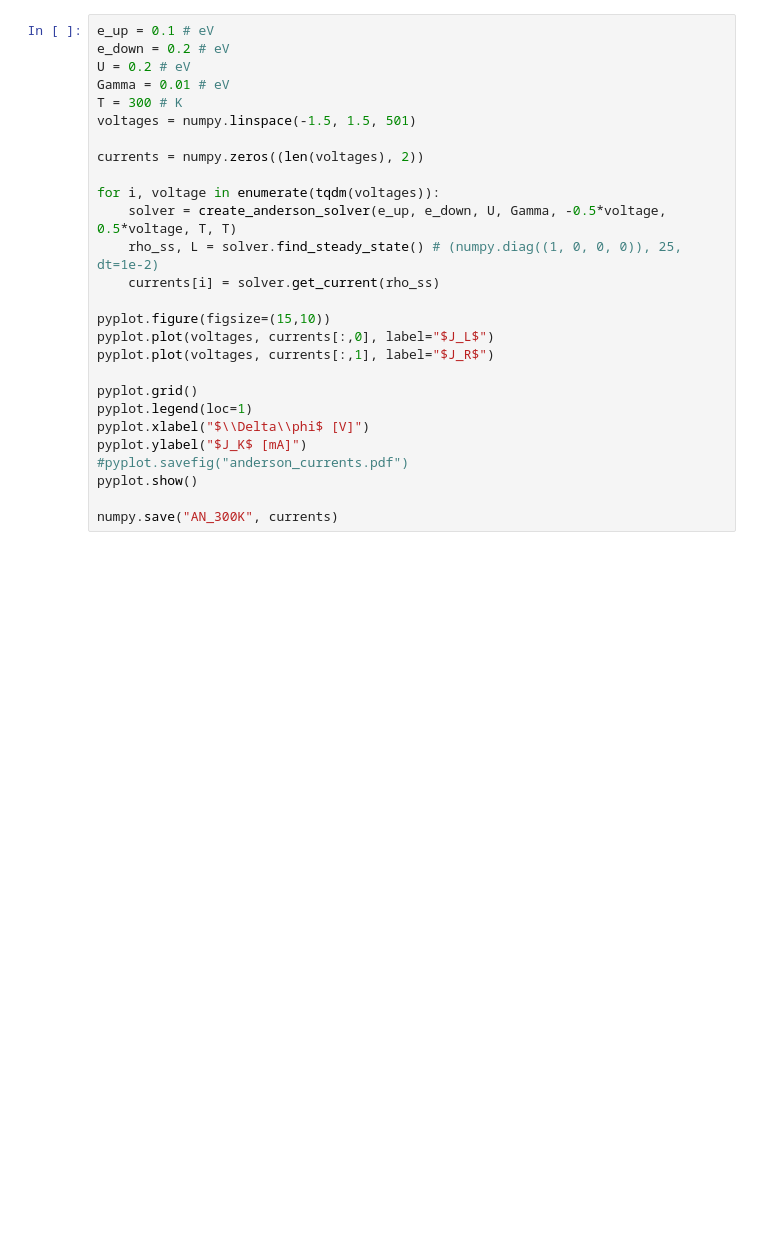
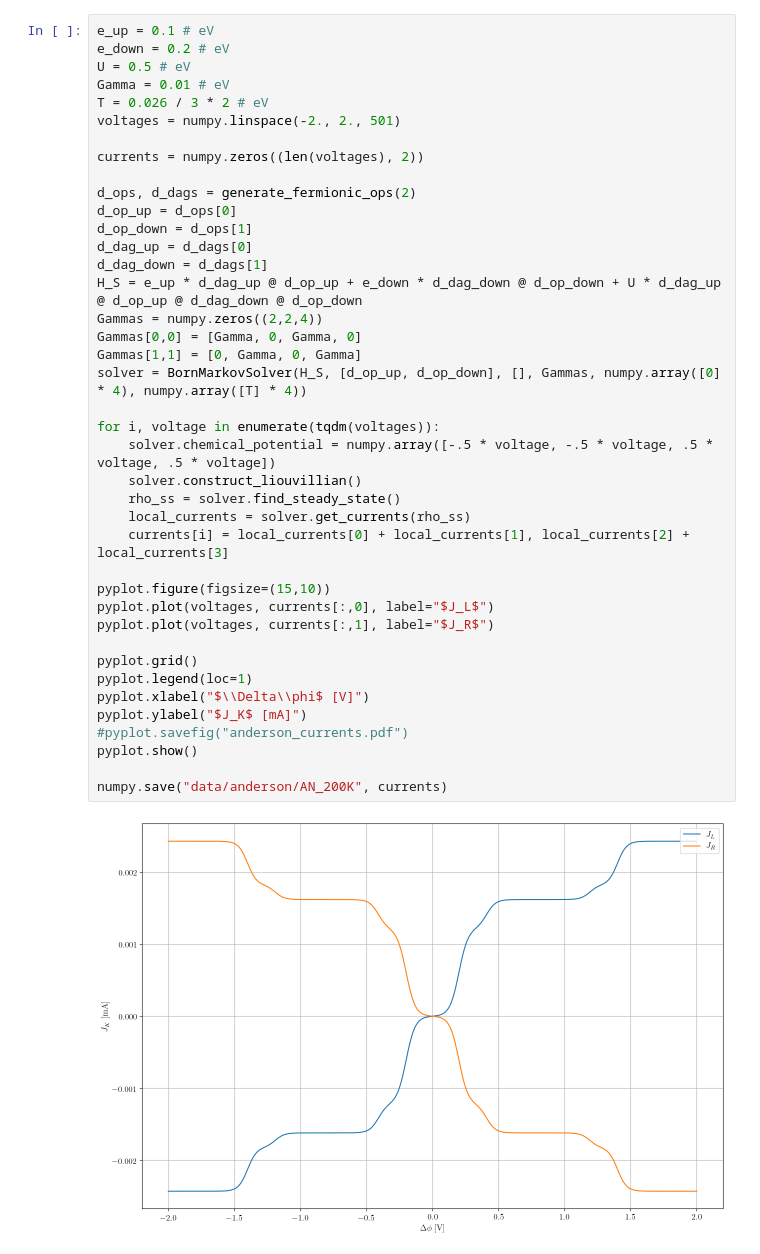
Before and after one commit to robingrether/Born-Markov, a Jupyter notebook: Anderson.ipynb, the cells around one changed output. Saved outputs shown, nothing was run; the diff lists cells and outputs as text; blank space fills up the shorter version.

```diff
--- a/Anderson.ipynb
+++ b/Anderson.ipynb
@@ -13,28 +13,43 @@ from born_markov import *
 # %%
 e_up = 0.1 # eV
 e_down = 0.2 # eV
-U = 0.2 # eV
+U = 0.5 # eV
 Gamma = 0.01 # eV
-T = 300 # K
-voltages = numpy.linspace(-1.5, 1.5, 501)
+T = 0.026 / 3 * 2 # eV
+voltages = numpy.linspace(-2., 2., 501)
 
 currents = numpy.zeros((len(voltages), 2))
 
+d_ops, d_dags = generate_fermionic_ops(2)
+d_op_up = d_ops[0]
+d_op_down = d_ops[1]
+d_dag_up = d_dags[0]
+d_dag_down = d_dags[1]
+H_S = e_up * d_dag_up @ d_op_up + e_down * d_dag_down @ d_op_down + U * d_dag_up @ d_op_up @ d_dag_down @ d_op_down
+Gammas = numpy.zeros((2,2,4))
+Gammas[0,0] = [Gamma, 0, Gamma, 0]
+Gammas[1,1] = [0, Gamma, 0, Gamma]
+solver = BornMarkovSolver(H_S, [d_op_up, d_op_down], [], Gammas, numpy.array([0] * 4), numpy.array([T] * 4))
+
 for i, voltage in enumerate(tqdm(voltages)):
-    solver = create_anderson_solver(e_up, e_down, U, Gamma, -0.5*voltage, 0.5*voltage, T, T)
-    rho_ss, L = solver.find_steady_state() # (numpy.diag((1, 0, 0, 0)), 25, dt=1e-2)
-    currents[i] = solver.get_current(rho_ss)
+    solver.chemical_potential = numpy.array([-.5 * voltage, -.5 * voltage, .5 * voltage, .5 * voltage])
+    solver.construct_liouvillian()
+    rho_ss = solver.find_steady_state()
+    local_currents = solver.get_currents(rho_ss)
+    currents[i] = local_currents[0] + local_currents[1], local_currents[2] + local_currents[3]
 
 pyplot.figure(figsize=(15,10))
 pyplot.plot(voltages, currents[:,0], label="$J_L$")
 pyplot.plot(voltages, currents[:,1], label="$J_R$")
 
 pyplot.grid()
 pyplot.legend(loc=1)
 pyplot.xlabel("$\\Delta\\phi$ [V]")
 pyplot.ylabel("$J_K$ [mA]")
 #pyplot.savefig("anderson_currents.pdf")
 pyplot.show()
 
-numpy.save("AN_300K", currents)
+numpy.save("data/anderson/AN_200K", currents)
+# %% [output]
+[figure, added]
 # %%
```
Also changed, not shown: parts of 2 cells of this notebook, 2 other files.
